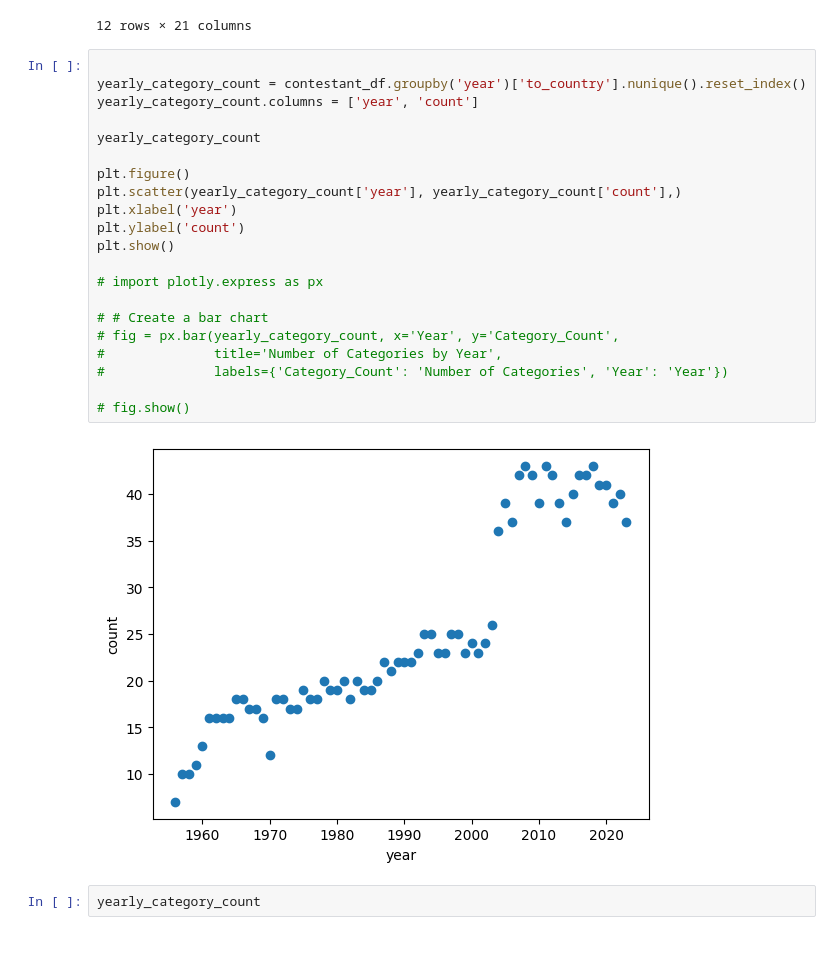
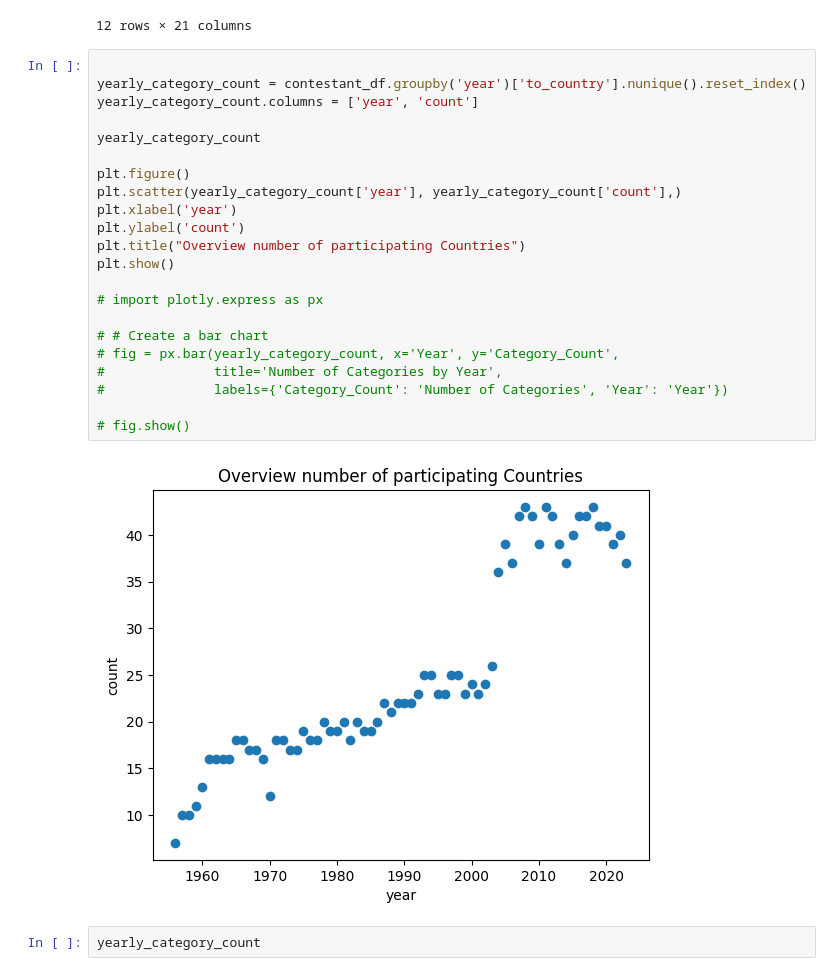
Before and after one commit to mikfre1/Eurotrash, a Jupyter notebook: data_review.ipynb, the cells around one changed output. Cells and saved outputs as stored; diff of their text form; blank space fills up the shorter version.

```diff
--- a/data_review.ipynb
+++ b/data_review.ipynb
@@ -59,26 +91,27 @@ contestant_df[contestant_df['year'] == 1956]
 # %%
 
 yearly_category_count = contestant_df.groupby('year')['to_country'].nunique().reset_index()
 yearly_category_count.columns = ['year', 'count']
 
 yearly_category_count
 
 plt.figure()
 plt.scatter(yearly_category_count['year'], yearly_category_count['count'],)
 plt.xlabel('year')
 plt.ylabel('count')
+plt.title("Overview number of participating Countries")
 plt.show()
 
 # import plotly.express as px
 
 # # Create a bar chart
 # fig = px.bar(yearly_category_count, x='Year', y='Category_Count',
 #              title='Number of Categories by Year',
 #              labels={'Category_Count': 'Number of Categories', 'Year': 'Year'})
 
 # fig.show()
 # %% [output]
-[figure, old version]
+[figure, new version]
 # %%
 yearly_category_count
 # %% [output]
```
Also changed, not shown: parts of 9 cells of this notebook, 3 other files.
